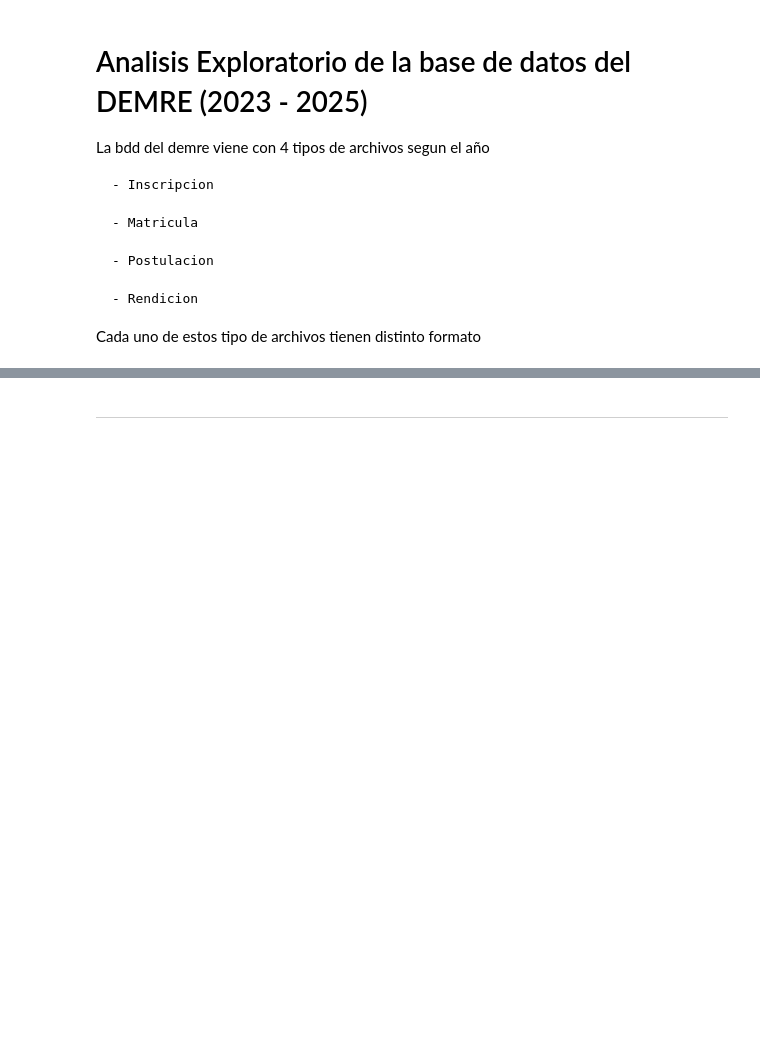
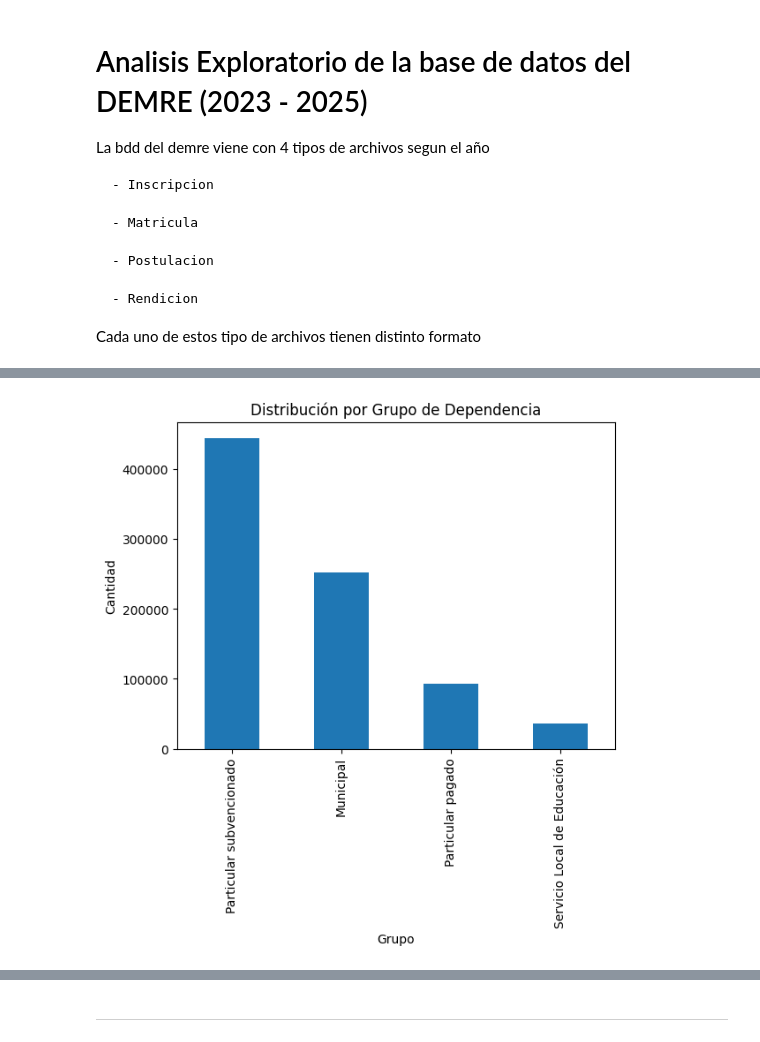
Before and after one commit to LmChicao/Proyecto-Intro-Ciencias-de-datos-2025-2-, a Jupyter notebook: Analisis Exploratorio/EDA - Inscripcion.ipynb, the cells around one changed output, grey strips where cells are left out. Saved outputs shown, nothing was run; the diff lists cells and outputs as text; code cells hidden in the pictures; blank space fills up the shorter version.

```diff
--- a/Analisis Exploratorio/EDA - Inscripcion.ipynb
+++ b/Analisis Exploratorio/EDA - Inscripcion.ipynb
@@ -212,0 +343,12 @@ Index(['ID_aux', 'ANYO_PROCESO', 'SEXO', 'RBD', 'COD_ENS', 'REGIMEN',
+# %%
+#VISUALIZACION DE LOS DATOS - GRUPO_DEPENDENCIA
+df_inscripciones_final['GRUPO_DEPENDENCIA'].replace({
+    1:'Particular pagado', 2:'Particular subvencionado',
+    3:'Municipal', 4:'Servicio Local de Educación'
+}).value_counts().plot(kind='bar')
+plt.title("Distribución por Grupo de Dependencia")
+plt.xlabel("Grupo")
+plt.ylabel("Cantidad")
+plt.show()
+# %% [output]
+[figure, added]
```
Also changed, not shown: parts of 18 cells of this notebook, 4 other files.
